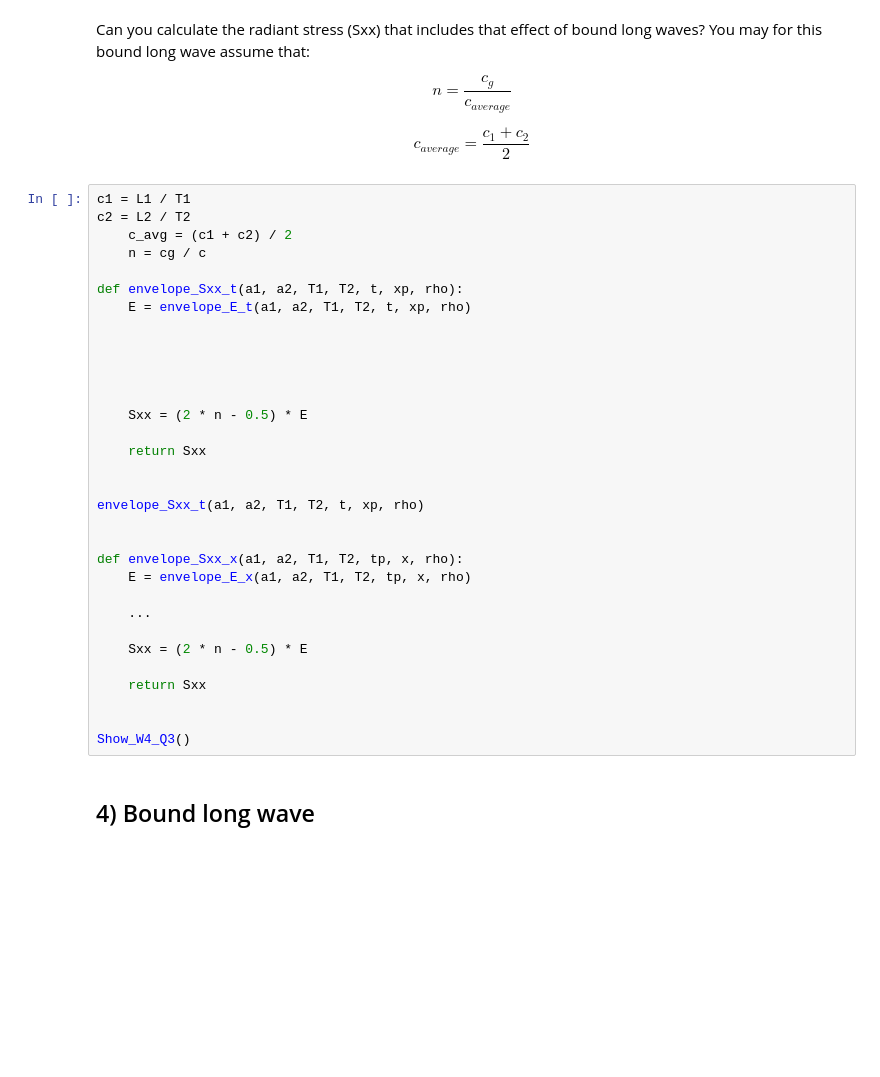
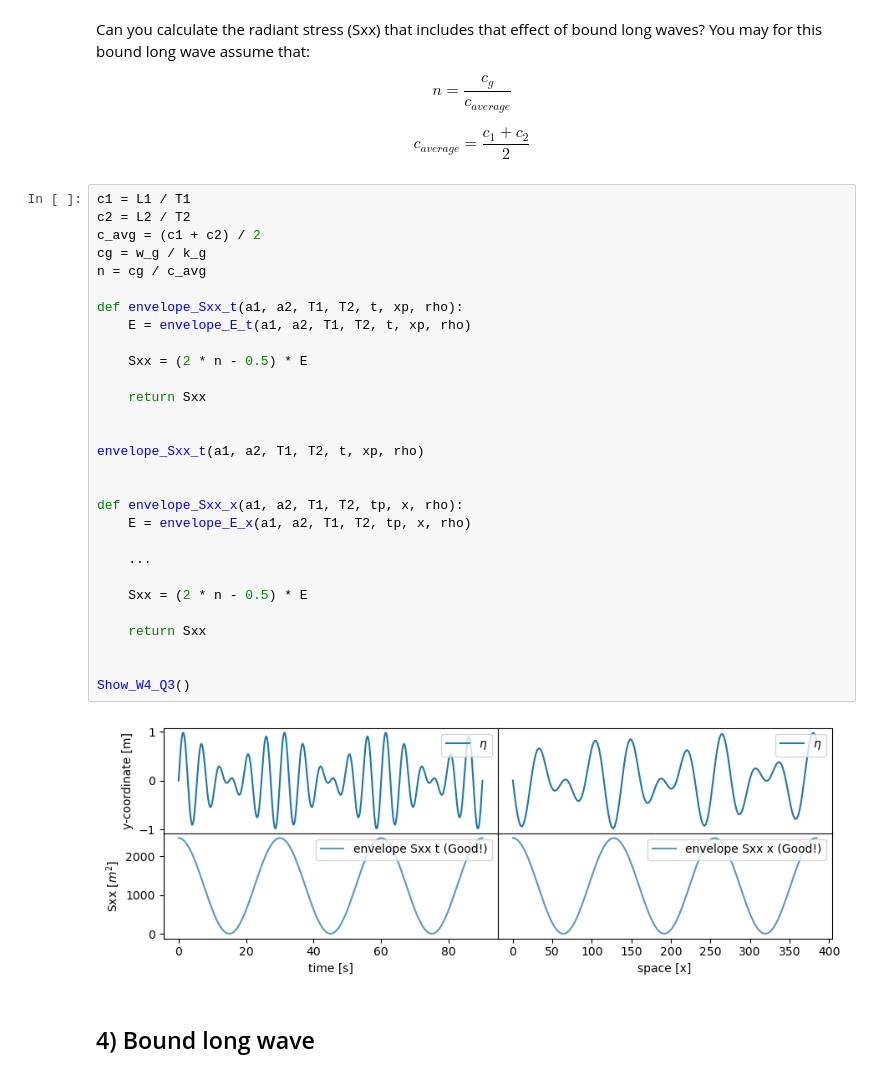
Before and after one commit to Witeend/CoastalCodebook, a Jupyter notebook: notebooks/4a_bound_long_wave.ipynb, the cells around one changed output. Drawn from its saved outputs; the diff is of its cells as text; blank space fills up the shorter version.

```diff
--- a/notebooks/4a_bound_long_wave.ipynb
+++ b/notebooks/4a_bound_long_wave.ipynb
@@ -93,35 +103,34 @@ c_{average} =\frac{c_1 + c_2}{2}
 # %%
 c1 = L1 / T1
 c2 = L2 / T2
-    c_avg = (c1 + c2) / 2
-    n = cg / c
+c_avg = (c1 + c2) / 2
+cg = w_g / k_g
+n = cg / c_avg
 
 def envelope_Sxx_t(a1, a2, T1, T2, t, xp, rho):
     E = envelope_E_t(a1, a2, T1, T2, t, xp, rho)
-
-
-
-
 
     Sxx = (2 * n - 0.5) * E
 
     return Sxx
 
 
 envelope_Sxx_t(a1, a2, T1, T2, t, xp, rho)
 
 
 def envelope_Sxx_x(a1, a2, T1, T2, tp, x, rho):
     E = envelope_E_x(a1, a2, T1, T2, tp, x, rho)
 
     ...
 
     Sxx = (2 * n - 0.5) * E
 
     return Sxx
 
 
 Show_W4_Q3()
+# %% [output]
+[figure, added]
 # %% [markdown]
 ## 4) Bound long wave
 # %% [markdown]
```
Also changed, not shown: parts of 4 cells of this notebook, 1 other file.
